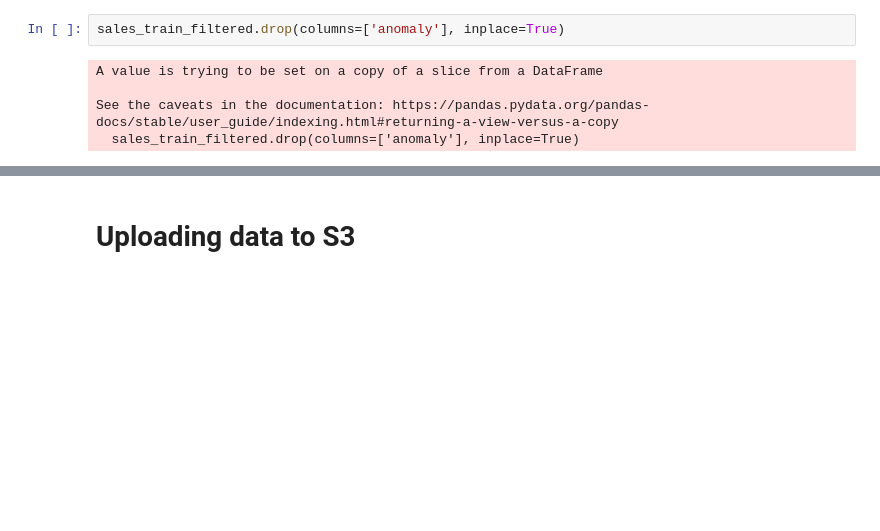
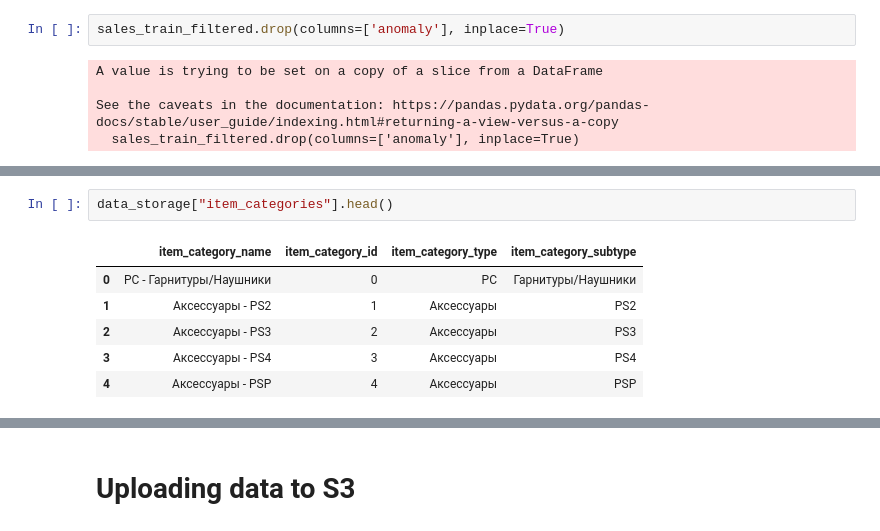
Before and after one commit to ffjjzz/InnowiseInternship, a Jupyter notebook: notebooks/ETL.ipynb, the cells around one changed output, grey strips where cells are left out. Saved outputs shown, nothing was run; the diff lists cells and outputs as text; blank space fills up the shorter version.

```diff
--- a/notebooks/ETL.ipynb
+++ b/notebooks/ETL.ipynb
@@ -189,0 +256,9 @@ See the caveats in the documentation: https://pandas.pydata.org/pandas-docs/stab
+# %%
+data_storage["item_categories"].head()
+# %% [output]
+|  | item_category_name | item_category_id | item_category_type | item_category_subtype |
+| 0 | PC - Гарнитуры/Наушники | 0 | PC | Гарнитуры/Наушники |
+| 1 | Аксессуары - PS2 | 1 | Аксессуары | PS2 |
+| 2 | Аксессуары - PS3 | 2 | Аксессуары | PS3 |
+| 3 | Аксессуары - PS4 | 3 | Аксессуары | PS4 |
+| 4 | Аксессуары - PSP | 4 | Аксессуары | PSP |
```
Also changed, not shown: parts of 18 cells of this notebook, 1 other file.
